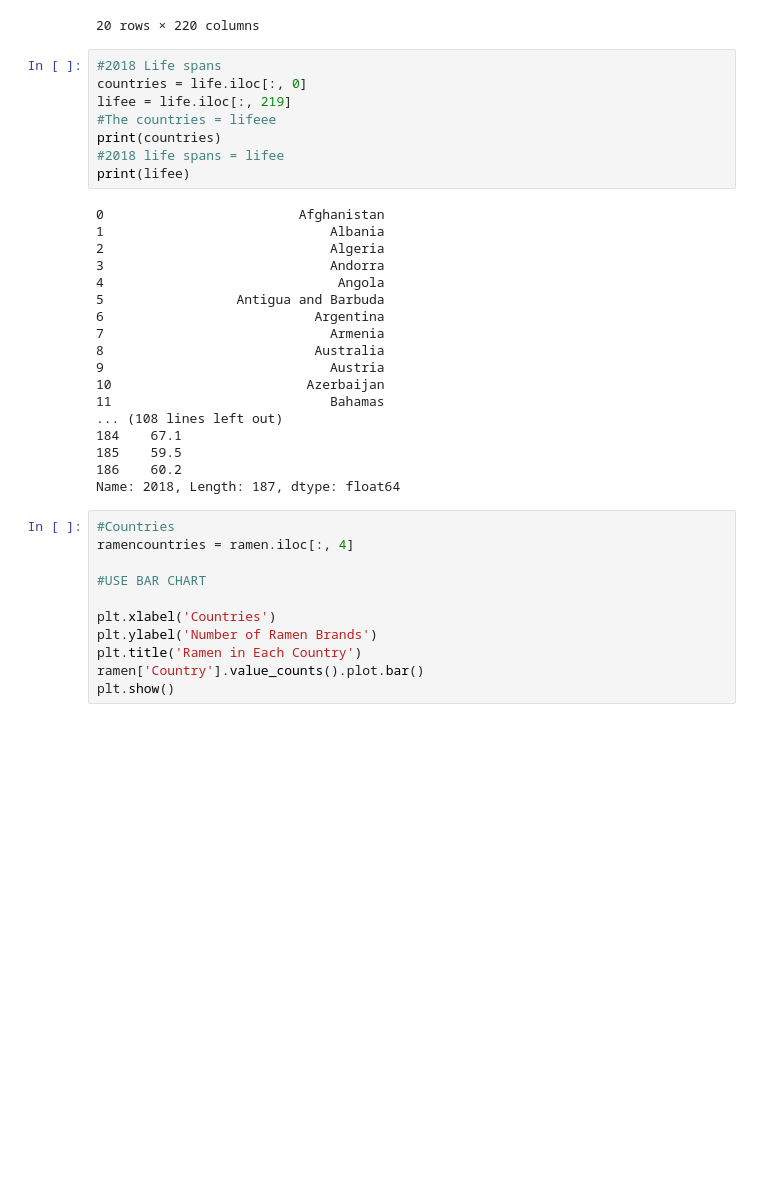
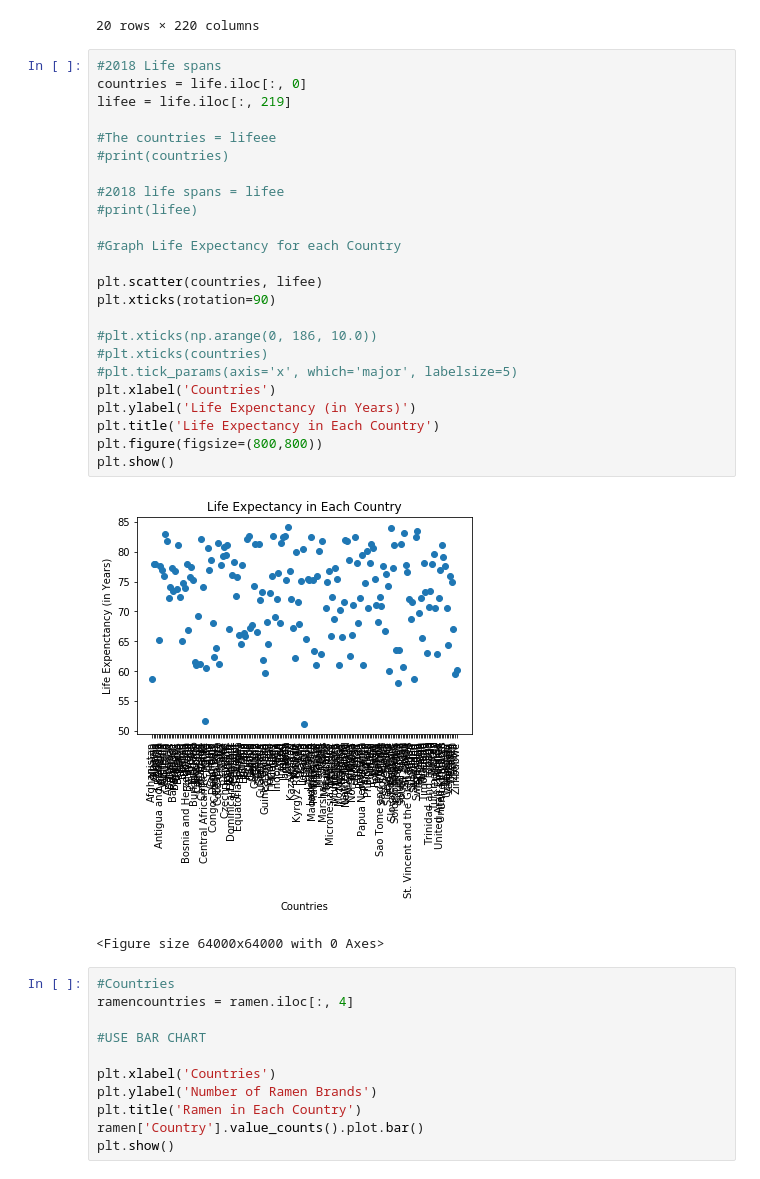
Before and after one commit to monawade0507/CSCI403-Project9, a Jupyter notebook: Project 9 - CSCI 403.ipynb, the cells around one changed output. Cells and saved outputs as stored; diff of their text form; blank space fills up the shorter version.

Commit message:
Added another graph

```diff
--- a/Project 9 - CSCI 403.ipynb
+++ b/Project 9 - CSCI 403.ipynb
@@ -43,29 +57,30 @@ life.head(20)
 # %%
 #2018 Life spans
 countries = life.iloc[:, 0]
 lifee = life.iloc[:, 219]
+
 #The countries = lifeee
-print(countries)
+#print(countries)
+
 #2018 life spans = lifee
-print(lifee)
+#print(lifee)
+
+#Graph Life Expectancy for each Country
+
+plt.scatter(countries, lifee)
+plt.xticks(rotation=90)
+
+#plt.xticks(np.arange(0, 186, 10.0))
+#plt.xticks(countries)
+#plt.tick_params(axis='x', which='major', labelsize=5)
+plt.xlabel('Countries')
+plt.ylabel('Life Expenctancy (in Years)')
+plt.title('Life Expectancy in Each Country')
+plt.figure(figsize=(800,800))
+plt.show()
 # %% [output]
+[figure, added]
-0                         Afghanistan
-1                             Albania
-2                             Algeria
-3                             Andorra
-4                              Angola
-5                 Antigua and Barbuda
-6                           Argentina
-7                             Armenia
-8                           Australia
-9                             Austria
-10                         Azerbaijan
-11                            Bahamas
-... (108 lines left out)
-184    67.1
-185    59.5
-186    60.2
-Name: 2018, Length: 187, dtype: float64
+<Figure size 64000x64000 with 0 Axes>
 # %%
 #Countries
 ramencountries = ramen.iloc[:, 4]
```
Also changed, not shown: parts of 3 cells of this notebook.
